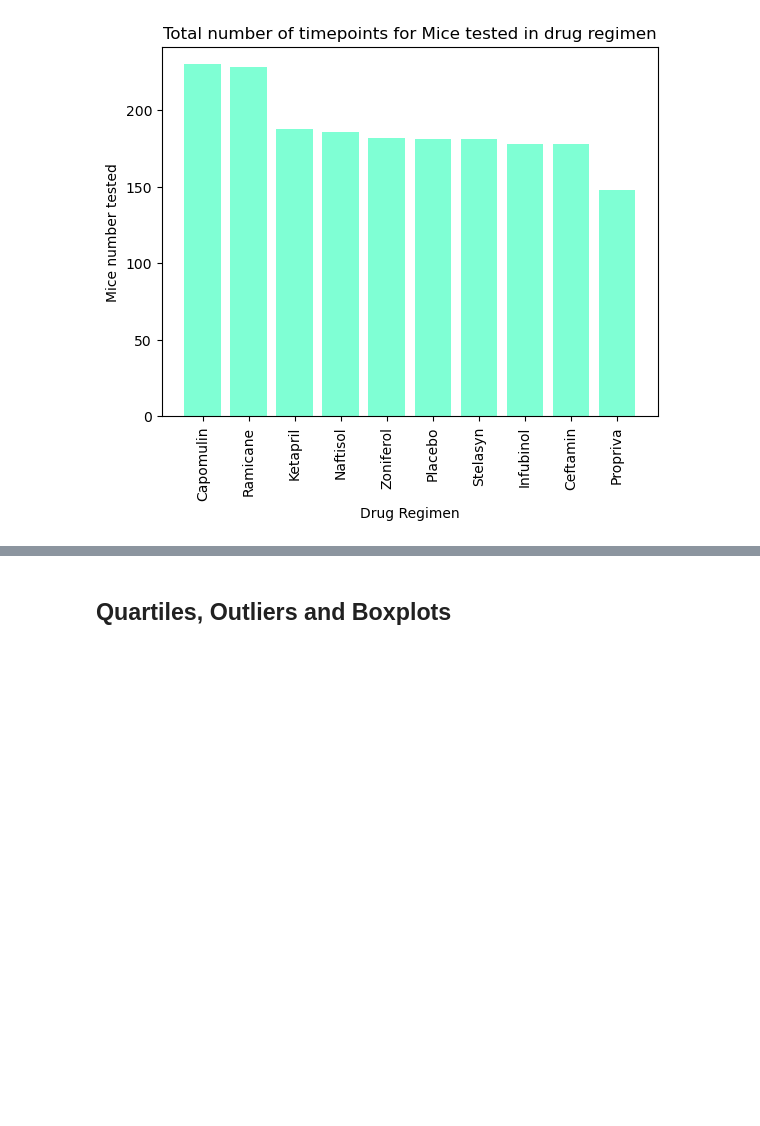
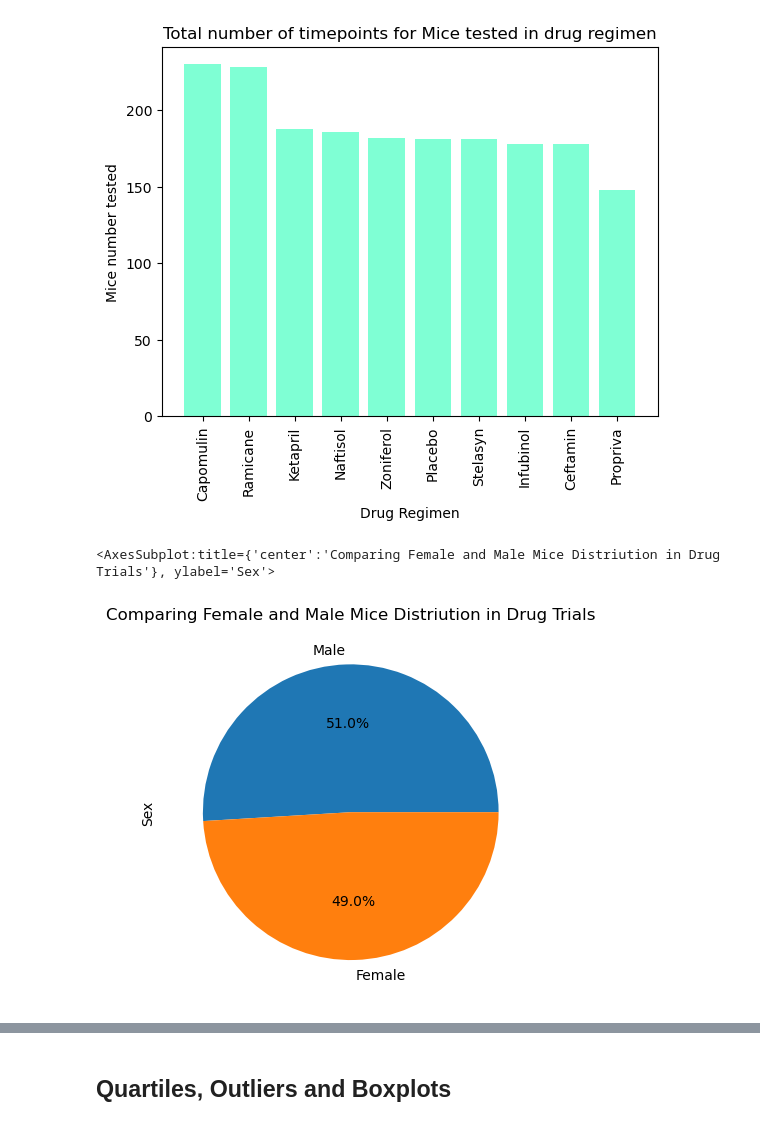
Before and after one commit to MuffinMuppet/Data-Visualization-in-Python, a Jupyter notebook: Matplotlib Challenge/Continue.ipynb, the cells around one changed output, grey strips where cells are left out. Cells and saved outputs as stored; diff of their text form; code cells hidden in the pictures; blank space fills up the shorter version.

```diff
--- a/Matplotlib Challenge/Continue.ipynb
+++ b/Matplotlib Challenge/Continue.ipynb
@@ -179,6 +179,11 @@ Text(0, 0.5, 'Mice number tested')
 # %%
 # Generate a pie plot showing the distribution of female versus male mice using Pandas
 
-bio_sex =
+bio_sex = clean_duplicate["Sex"].value_counts()
+plt.title ("Comparing Female and Male Mice Distriution in Drug Trials")
+bio_sex.plot.pie(autopct = "%2.1f%%")
+# %% [output]
+<AxesSubplot:title={'center':'Comparing Female and Male Mice Distriution in Drug Trials'}, ylabel='Sex'>
+[figure, added]
 # %%
 # Generate a pie plot showing the distribution of female versus male mice using pyplot
```
Also changed, not shown: parts of 2 cells of this notebook.
